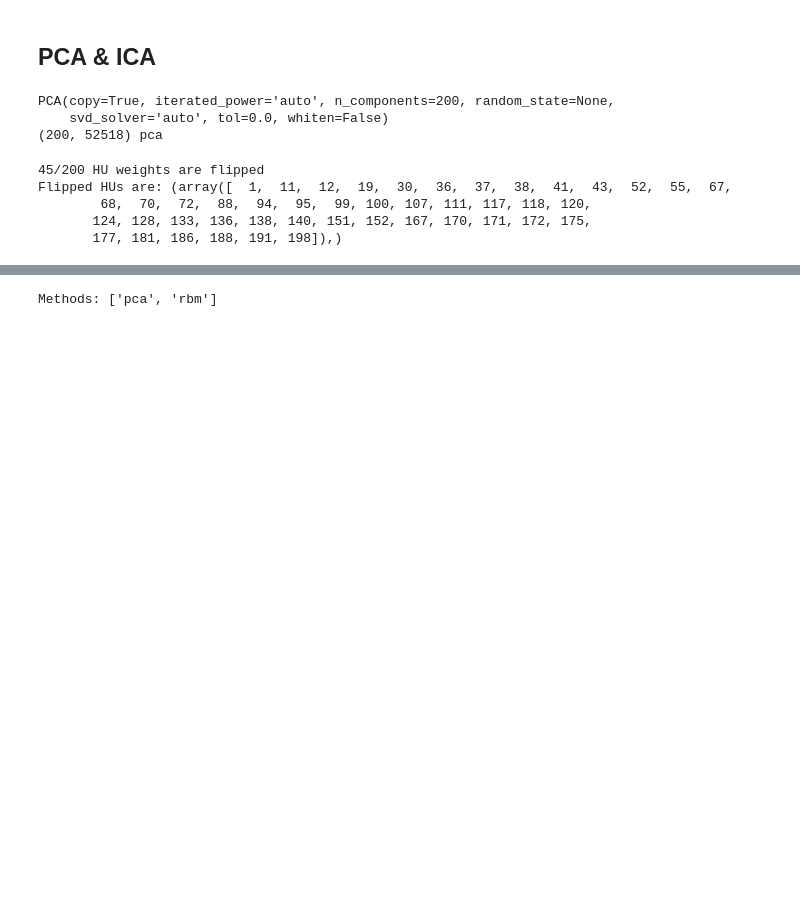
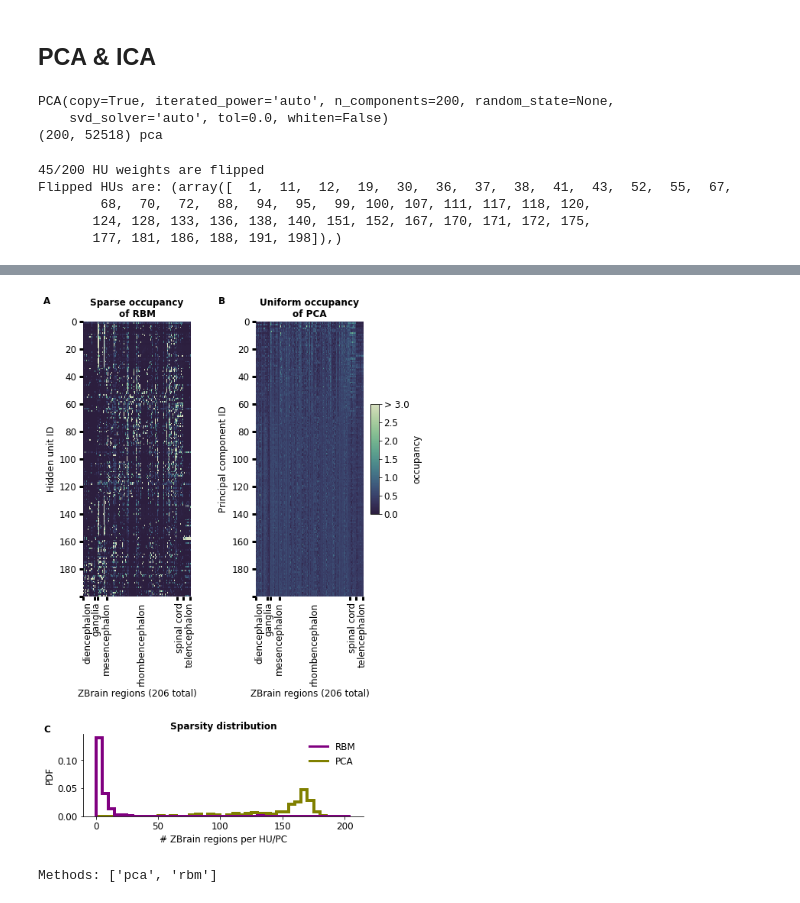
Before and after one commit to vdplasthijs/zf-rbm, a Jupyter notebook: figure_notebooks/fig_structure_dynamics.ipynb, the cells around one changed output, grey strips where cells are left out. Saved outputs shown, nothing was run; the diff lists cells and outputs as text; code cells hidden in the pictures; blank space fills up the shorter version.

Commit message:
new spatial sparsity figure
slightly updated fig 1

```diff
--- a/figure_notebooks/fig_structure_dynamics.ipynb
+++ b/figure_notebooks/fig_structure_dynamics.ipynb
@@ -109,0 +127,17 @@ for t in range(test_data['wb'].shape[1]):
+# %%
+region_divisions_full_limits = {'diencephalon': [0, 75],
+                               'ganglia': [76, 92],
+                               'mesencephalon': [93, 112],
+                               'rhombencephalon': [113, 258],
+                               'spinal cord': [259, 273],
+                               'telencephalon': [274, 293]}  # inclusive limits on both ends
+region_divisions_nz_limits = {}
+for k, v in region_divisions_full_limits.items():
+    region_divisions_nz_limits[k] = np.argmax(ind_regions[ind_regions <= v[1]])
+region_end_list = [0] + [v for v in region_divisions_nz_limits.values()]
+region_middle_list = [int((region_end_list[k] + region_end_list[k + 1]) / 2) for k in range(len(region_end_list) - 1)]
+# print(region_end_list, region_middle_list)
+print(region_middle_list)
+region_middle_list[0] = 8
+region_middle_list[2] = 44
+region_middle_list[5] = 203
@@ -110,3 +146,77 @@ for t in range(test_data['wb'].shape[1]):
+# %%
+save_fig = True
+
+fig = plt.figure(constrained_layout=False, figsize=[6, 10])
+gs_matrix = fig.add_gridspec(ncols=2, nrows=1, bottom=0.45, top=0.95,
+                             hspace=0.6, wspace=0.6, left=0.05, right=0.9)
+gs_stats = fig.add_gridspec(ncols=1, nrows=1, bottom=0.05, top=0.2,
+                             hspace=0.6, wspace=0.6, left=0.05, right=0.9)
+
+ax_rbm_mat = fig.add_subplot(gs_matrix[0])
+ax_pca_mat = fig.add_subplot(gs_matrix[1])
+ax_spars = fig.add_subplot(gs_stats[0])
+
+## RBM
+hm = sns.heatmap(weighted_labels['rbm'][ol, :], #cmap=sns.mpl_palette("Purples", 8),
+            cmap=sns.cubehelix_palette(start=.5, rot=-.75, reverse=True, as_cmap=True, n_colors=10),
+            ax=ax_rbm_mat, vmax=3, #vmax=0.02,
+            cbar=False)
+ax_rbm_mat.set_ylabel('Hidden unit ID')
+ax_rbm_mat.set_title('Sparse occupancy\nof RBM', fontdict={'weight': 'bold'})
+## PCA
+sns.heatmap(weighted_labels['pca'], #cmap=sns.mpl_palette("Purples", 8),
+            cmap=sns.cubehelix_palette(start=.5, rot=-.75, as_cmap=True, reverse=True),
+            ax=ax_pca_mat, vmax=3,
+            cbar=False)
+ax_pca_mat.set_ylabel('Principal component ID')
+ax_pca_mat.set_title('Uniform occupancy\nof PCA', fontdict={'weight': 'bold'})
+
+# labelling:
+for ax in [ax_rbm_mat, ax_pca_mat]:
+    ax.set_yticks(np.arange(11) * 20)
+    ax.set_yticklabels([str(x * 20) for x in range(10)] + [''])
+
+    ax.set_xticks(region_end_list, minor=False)  # minor: indicate ends of regions
+    ax.set_xticks(region_middle_list, minor=True)  # major: used for region names
+    ax.set_xticklabels(region_divisions_limits.keys(), fontdict={'ha': 'center'},
+                       minor=True, rotation=90)
+    ax.set_xticklabels(['' for x in region_end_list], minor=False)
+    ax.tick_params(which='major', width=3, length=5)
+    ax.tick_params(which='minor', width=0, length=4)
+    ax.set_xlabel(f'ZBrain regions ({len(ind_regions)} total)')
+
+## color bar
+ax_cbar = fig.add_axes([0.92, 0.6, 0.025, 0.2])  # left, bottom ,width, height
+fig.colorbar(ax_rbm_mat.get_children()[0], cax=ax_cbar)
+ax_cbar.set_ylabel('occupancy')
+ax_cbar.yaxis.set_ticks(np.arange(7) * 0.5)
+ax_cbar.set_yticklabels([str(x) for x in (np.arange(6) * 0.5)] + ['> 3.0'])
+
+## Sparsity of regions
+plot_bins = np.arange(0, len(ind_regions), 5)
+for dr in plot_methods:
+    #     plt.hist(sparsity_vector[dr], bins=plot_bins, label=dr)
+    sns.distplot(sparsity_vector[dr], hist=True, kde=False, bins=plot_bins,
+                 label=dr_legend[dr], color=dr_colors[dr], ax=ax_spars,
+                 kde_kws={'linewidth': 4}, hist_kws={'histtype':'step', 'linewidth':4, 'alpha':1, 'density':True})  # prev alpha 0.7 lw 2
+ax_spars.set_xlabel('# ZBrain regions per HU/PC');
+ax_spars.set_ylabel('PDF');
+ax_spars.set_title('Sparsity distribution', fontdict={'weight': 'bold'});
+ax_spars.spines['top'].set_visible(False)
+ax_spars.spines['right'].set_visible(False)
+handle_dict = {dr: matplotlib.lines.Line2D([], [], c=dr_colors[dr]) for dr in ['rbm', 'pca']}
+ax_spars.legend(handles=[handle_dict['rbm'], handle_dict['pca']],
+                labels=[dr_legend['rbm'], dr_legend['pca']],
+                frameon=False, loc='upper right');
+
+ax_spars.text(s='A', x=-42, y=0.913, fontdict={'weight': 'bold'})
+ax_spars.text(s='B', x=98.4, y=0.913, fontdict={'weight': 'bold'})
+ax_spars.text(s='C', x=-42, y=0.15, fontdict={'weight': 'bold'})
+
+if save_fig:
+    plt.savefig('/home/thijs/repos/zf-rbm/figures/fig_region_sparsity.pdf', bbox_inches='tight')
+# %% [output]
+[figure, added]
 # %%
 ## Uniformity of connectivity:
 
```
Also changed, not shown: parts of 6 cells of this notebook, 5 other files.
